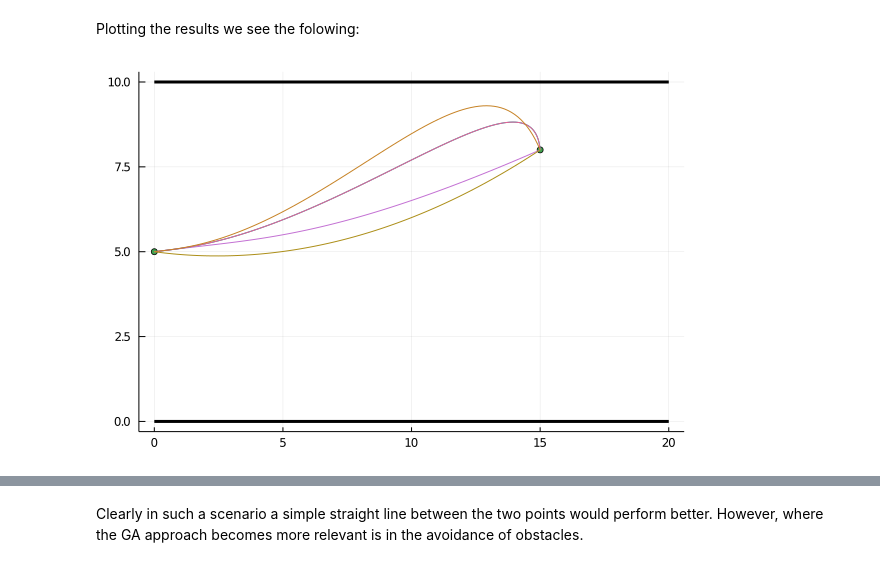
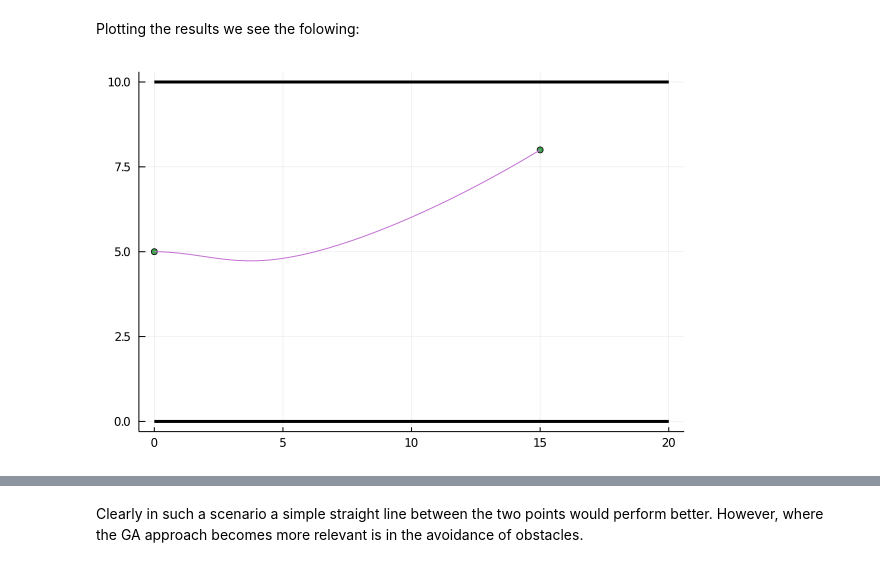
Before and after one commit to barrett370/Y4-Diss, a Jupyter notebook: code/classical/julia/CodeDemo.ipynb, the cells around one changed output, grey strips where cells are left out. Saved outputs shown, nothing was run; the diff lists cells and outputs as text; code cells hidden in the pictures.

```diff
--- a/code/classical/julia/CodeDemo.ipynb
+++ b/code/classical/julia/CodeDemo.ipynb
@@ -68,9 +49,9 @@ P = GA(start_point,goal_point,road,3,5);
 # %% [markdown]
 Plotting the results we see the folowing:
 # %%
-plotGeneration!(road_plt,P)
+plotGeneration!(road_plt,P[1:1])
 # %% [output]
-[figure, old version]
+[figure, new version]
 # %%
 plot!(road_plt,[(start_point.x,start_point.y),(goal_point.x,goal_point.y)],lw=5,ls=:dot,lc=:black)
 # %% [output]
```
Also changed, not shown: parts of 4 cells of this notebook, 5 other files.
